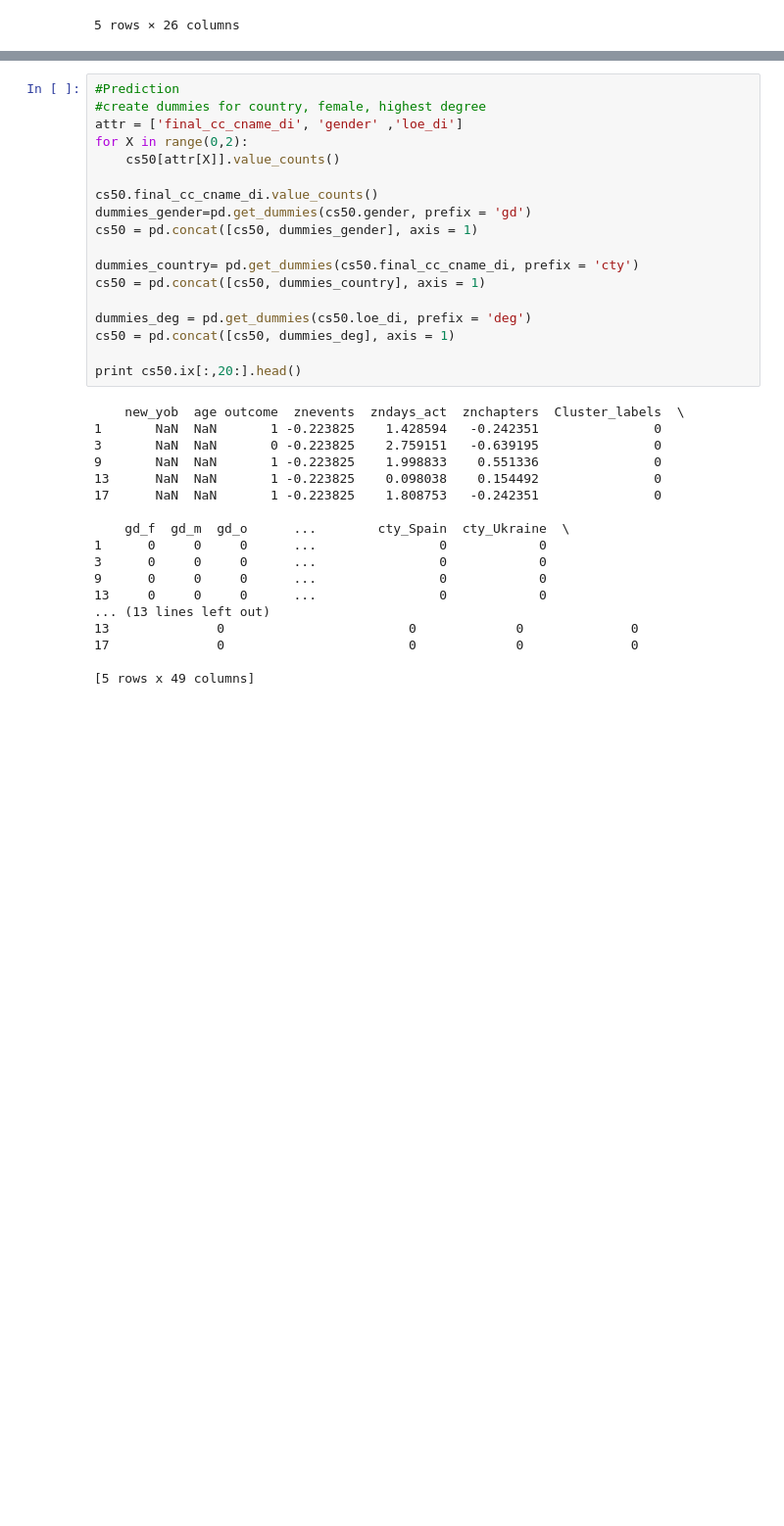
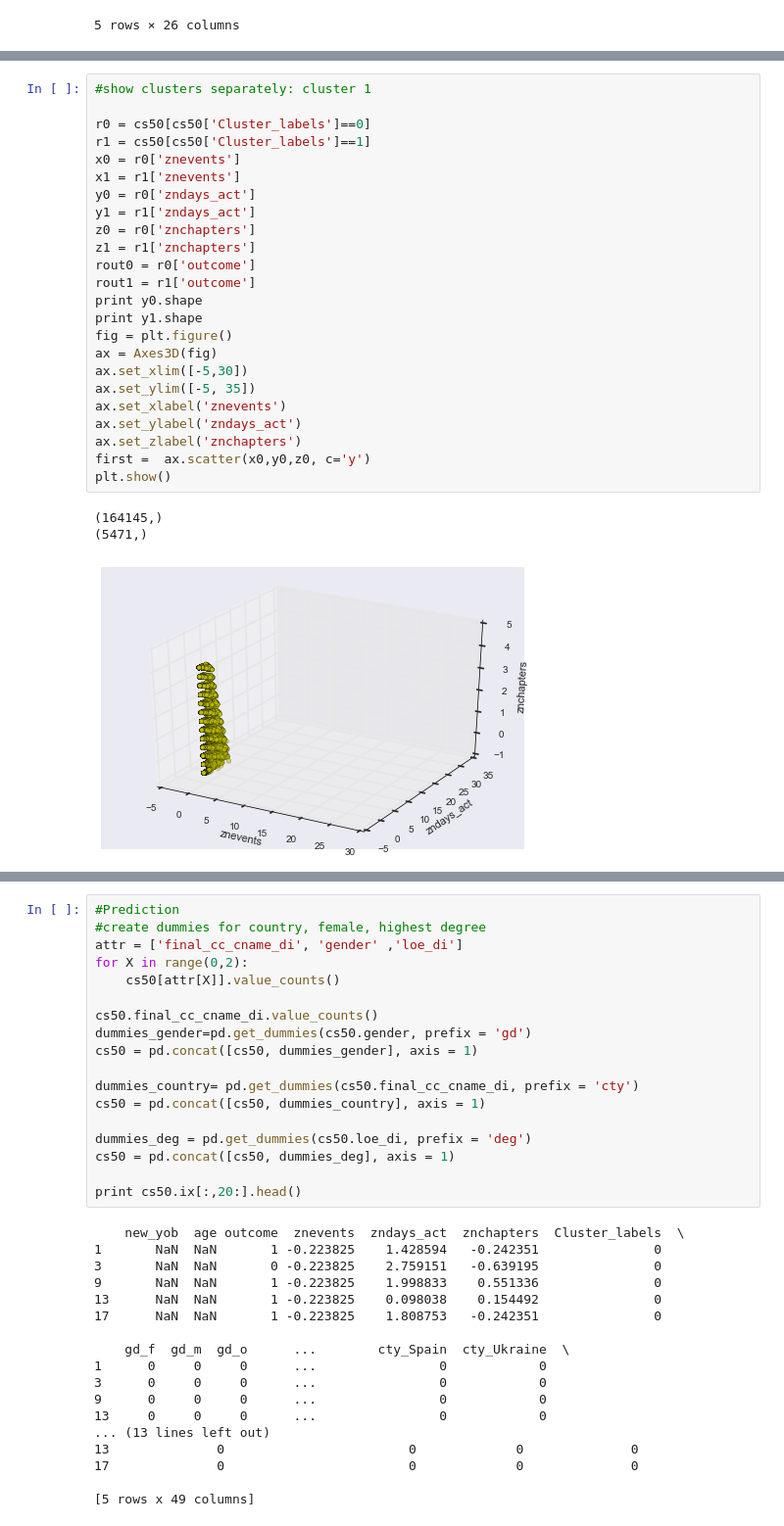
Before and after one commit to boo-owner/Data-Science-Class, a Jupyter notebook: project.ipynb, the cells around one changed output, grey strips where cells are left out. Shown at 98% size. Cells and saved outputs as stored; diff of their text form; blank space fills up the shorter version.

```diff
--- a/project.ipynb
+++ b/project.ipynb
@@ -259,0 +336,28 @@ print ax.scatter(x,y,z, c=rkm, cmap=plt.cm.Accent)
+# %%
+#show clusters separately: cluster 1
+
+r0 = cs50[cs50['Cluster_labels']==0]
+r1 = cs50[cs50['Cluster_labels']==1]
+x0 = r0['znevents']
+x1 = r1['znevents']
+y0 = r0['zndays_act']
+y1 = r1['zndays_act']
+z0 = r0['znchapters']
+z1 = r1['znchapters']
+rout0 = r0['outcome']
+rout1 = r1['outcome']
+print y0.shape
+print y1.shape
+fig = plt.figure()
+ax = Axes3D(fig)
+ax.set_xlim([-5,30])
+ax.set_ylim([-5, 35])
+ax.set_xlabel('znevents')
+ax.set_ylabel('zndays_act')
+ax.set_zlabel('znchapters')
+first =  ax.scatter(x0,y0,z0, c='y')
+plt.show()
+# %% [output]
+(164145,)
+(5471,)
+[figure, added]
```
Also changed, not shown: parts of 57 cells of this notebook, 1 other file.
